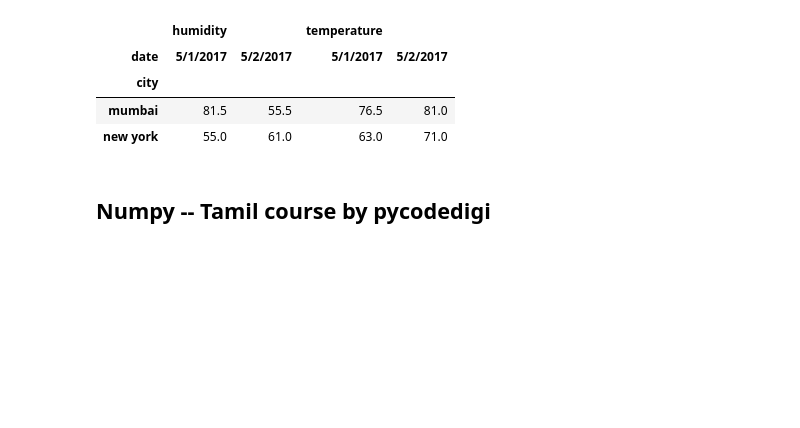
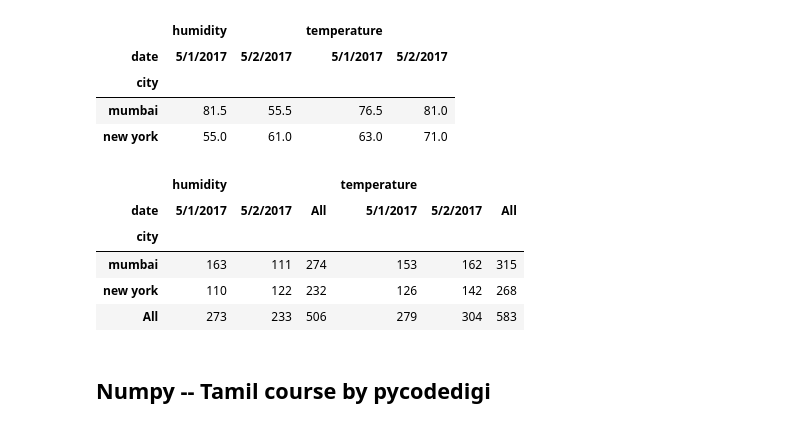
Before and after one commit to uba-sagan/Projects, a Jupyter notebook: Data_Analytics/Pandas.ipynb, the cells around one changed output. Drawn from its saved outputs; the diff is of its cells as text; code cells hidden in the pictures; blank space fills up the shorter version.

Commit message:
pivot tables in pandas code practise

```diff
--- a/Data_Analytics/Pandas.ipynb
+++ b/Data_Analytics/Pandas.ipynb
@@ -1600,2 +1600,12 @@ df.pivot_table(index="city",columns="date")
+# %%
+# margins
+df.pivot_table(index="city",columns="date",margins=True,aggfunc=np.sum)
+# %% [output]
+|  | humidity |  |  | temperature |  |  |
+| date | 5/1/2017 | 5/2/2017 | All | 5/1/2017 | 5/2/2017 | All |
+| city |  |  |  |  |  |  |
+| mumbai | 163 | 111 | 274 | 153 | 162 | 315 |
+| new york | 110 | 122 | 232 | 126 | 142 | 268 |
+| All | 273 | 233 | 506 | 279 | 304 | 583 |
 # %% [markdown]
 ## Numpy -- Tamil course by pycodedigi
```
Also changed, not shown: parts of 2 cells of this notebook.
